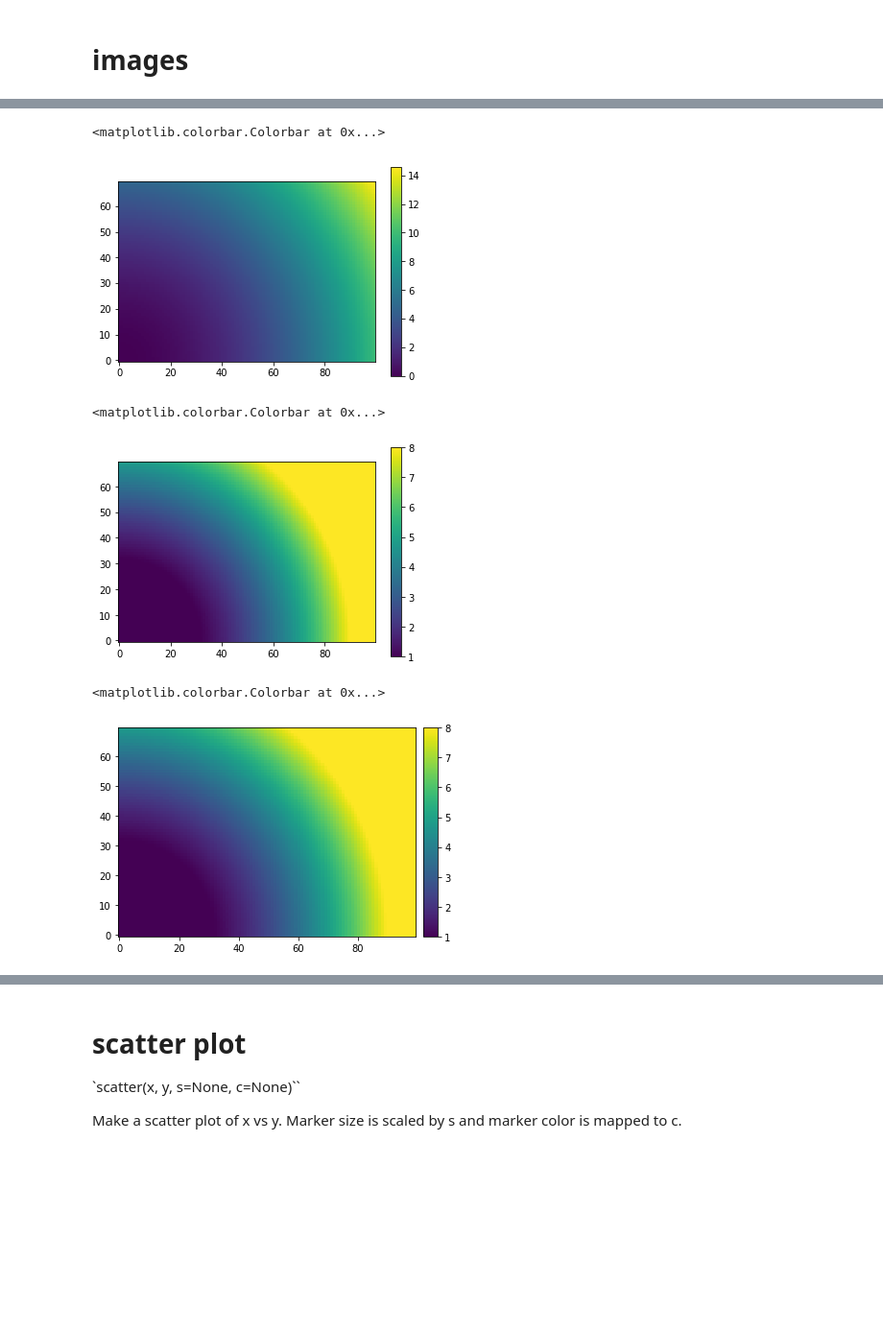
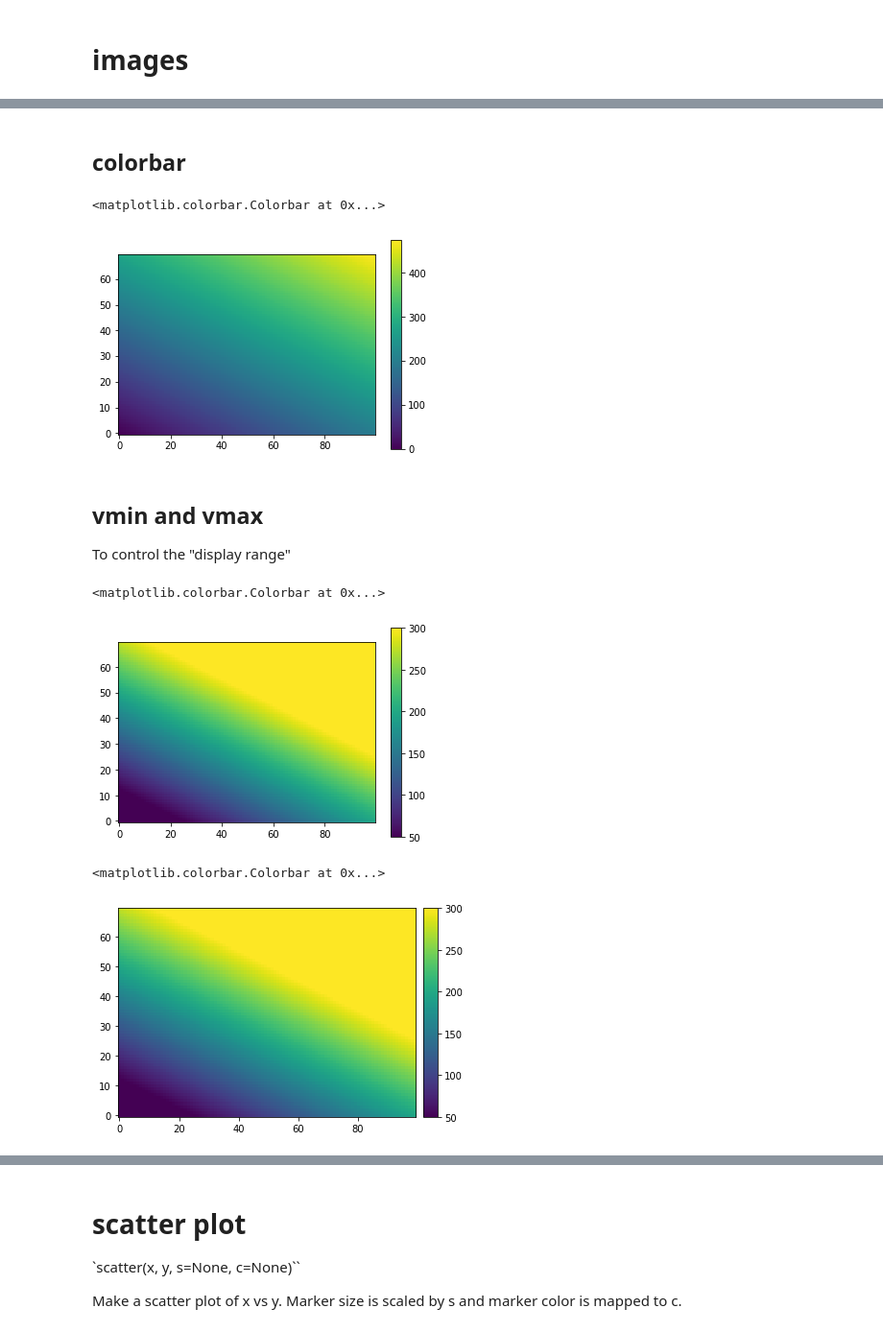
Before and after one commit to marcogullieuszik/astromundus2017_python, a Jupyter notebook: NOTEBOOKS/07_MATPLOTLIB/matplotlib.ipynb, the cells around one changed output, grey strips where cells are left out. Shown at 96% size. Drawn from its saved outputs; the diff is of its cells as text; code cells hidden in the pictures; blank space fills up the shorter version.

```diff
--- a/NOTEBOOKS/07_MATPLOTLIB/matplotlib.ipynb
+++ b/NOTEBOOKS/07_MATPLOTLIB/matplotlib.ipynb
@@ -272,7 +283,8 @@ Text(0,0,'NOTE in figure fraction')
 # %%
 y,x=np.mgrid[0:70,0:100]
 
-z=(x**2+y**2)/1000
+z=(2*x+4*y)
+
 fig,ax=plt.subplots()
 ax.imshow(z,origin='lower')
 # %% [output]
@@ -281,28 +293,33 @@ ax.imshow(z,origin='lower')
+# %% [markdown]
+## colorbar
 # %%
 fig,ax=plt.subplots()
 im=ax.imshow(z,origin='lower')
 fig.colorbar(im)
 # %% [output]
 <matplotlib.colorbar.Colorbar at 0x...>
-[figure, old version]
+[figure, new version]
+# %% [markdown]
+## vmin and vmax
+To control the "display range"
 # %%
 fig,ax=plt.subplots()
-im=ax.imshow(z,origin='lower',vmin=1,vmax=8)
+im=ax.imshow(z,origin='lower',vmin=50,vmax=300)
 fig.colorbar(im)
 # %% [output]
 <matplotlib.colorbar.Colorbar at 0x...>
-[figure, old version]
+[figure, new version]
 # %%
 from mpl_toolkits.axes_grid1 import make_axes_locatable
 fig,ax=plt.subplots()
 
-im=ax.imshow(z,origin='lower',vmin=1,vmax=8)
+im=ax.imshow(z,origin='lower',vmin=50,vmax=300)
 # create an axes on the right side of ax. The width of cax will be 5%
 # of ax and the padding between cax and ax will be fixed at 0.05 inch.
 divider = make_axes_locatable(ax)
 cax = divider.append_axes("right", size="5%", pad=0.1)
 
 plt.colorbar(im, cax=cax)
 # %% [output]
 <matplotlib.colorbar.Colorbar at 0x...>
-[figure, old version]
+[figure, new version]
```
Also changed, not shown: parts of 17 cells of this notebook, 2 other files.
